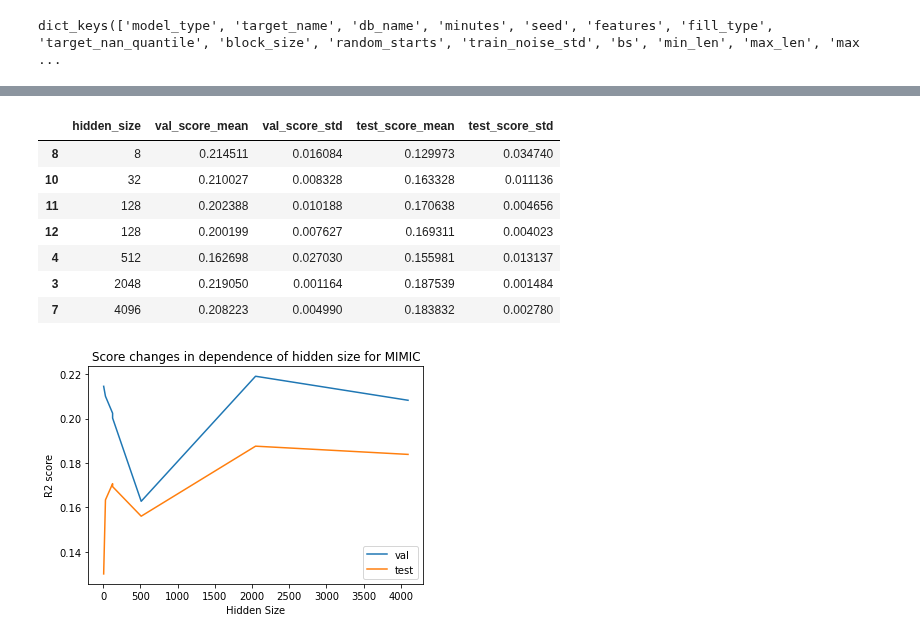
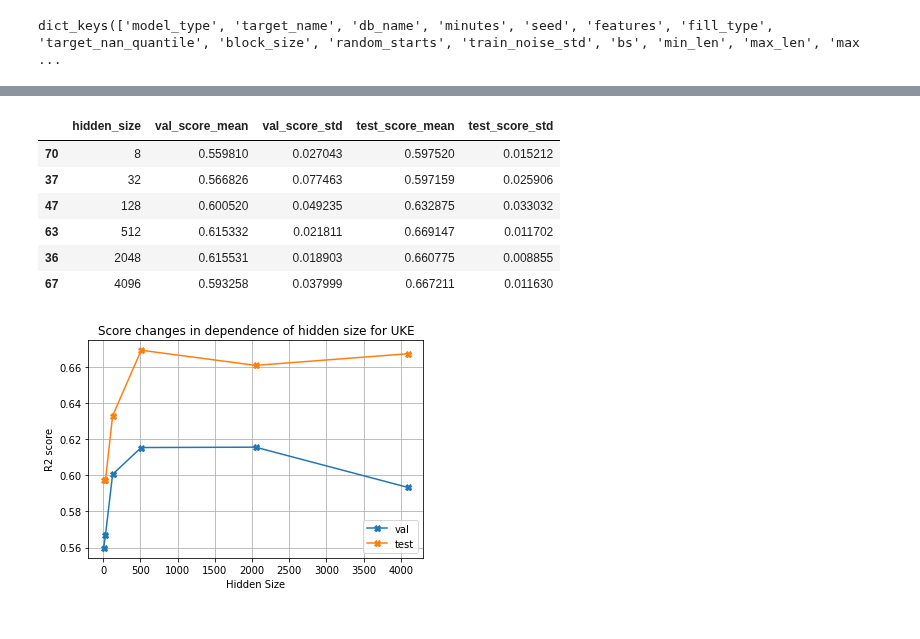
Before and after one commit to NotNANtoN/icp_prediction, a Jupyter notebook: analyze_tunings.ipynb, the cells around one changed output, grey strips where cells are left out. Cells and saved outputs as stored; diff of their text form; code cells hidden in the pictures.

```diff
--- a/analyze_tunings.ipynb
+++ b/analyze_tunings.ipynb
@@ -92,5 +131,6 @@ sns.jointplot(x=x, y=y, data=all_df)
 # %%
 all_df = all_df.drop(columns=["tree_method", "gpu"])
+all_df = all_df[all_df["freeze_nan_embed"] != 1].drop(columns=["freeze_nan_embed"])
 # %%
 final_df = all_df[all_df["max_epochs"] == 30]
 final_df = final_df[final_df["opt_steps"] == 200]
@@ -111,6 +151,7 @@ Index(['model_type', 'db_name', 'fill_type', 'bs', 'max_epochs', 'lr',
       dtype='object')
 # %%
 score_comp = final_df[["model_type", "db_name", "val_score_mean", "test_score_mean", "norm_nan_embed",
+                       "nan_embed_size",
                       "pretrained", "hidden_size", "fill_type", "flat_block_size", "val_score_std",
                       "test_score_std"]]
 # %%
@@ -133,31 +194,34 @@ Index(['model_type', 'db_name', 'fill_type', 'bs', 'max_epochs', 'lr',
 # %%
-db = "MIMIC"
+db = "UKE"
 fill_type = "median"# "none", "median"
 
 plot_df = score_comp[score_comp["db_name"] == db].sort_values("model_type").drop(columns=["db_name"])
 
 first_models = plot_df[plot_df["fill_type"] == fill_type]
 
 import matplotlib.pyplot as plt
 
 # rnn best hidden size
 rnn_df = first_models[first_models["model_type"] == "rnn"].sort_values("hidden_size").copy()
-ax1 = rnn_df.plot(x="hidden_size", y="val_score_mean", kind="line", label="val")
-rnn_df.plot(x="hidden_size", y="test_score_mean", kind="line", ax=ax1, label="test")
+ax1 = rnn_df.plot(x="hidden_size", y="val_score_mean", kind="line", label="val", style="-X")
+ax = rnn_df.plot(x="hidden_size", y="test_score_mean", kind="line", ax=ax1, label="test", style="-X")
+plt.grid(True)
 plt.ylabel("R2 score")
 plt.xlabel("Hidden Size")
 plt.title(f"Score changes in dependence of hidden size for {db}")
+# x-axis in log2 scale
+#plt.xscale('log', base=2)
+
 rnn_df[["hidden_size", "val_score_mean", "val_score_std", "test_score_mean", "test_score_std"]]
 # %% [output]
 |  | hidden_size | val_score_mean | val_score_std | test_score_mean | test_score_std |
-| 8 | 8 | 0.214511 | 0.016084 | 0.129973 | 0.034740 |
-| 10 | 32 | 0.210027 | 0.008328 | 0.163328 | 0.011136 |
-| 11 | 128 | 0.202388 | 0.010188 | 0.170638 | 0.004656 |
-| 12 | 128 | 0.200199 | 0.007627 | 0.169311 | 0.004023 |
-| 4 | 512 | 0.162698 | 0.027030 | 0.155981 | 0.013137 |
-| 3 | 2048 | 0.219050 | 0.001164 | 0.187539 | 0.001484 |
-| 7 | 4096 | 0.208223 | 0.004990 | 0.183832 | 0.002780 |
+| 70 | 8 | 0.559810 | 0.027043 | 0.597520 | 0.015212 |
+| 37 | 32 | 0.566826 | 0.077463 | 0.597159 | 0.025906 |
+| 47 | 128 | 0.600520 | 0.049235 | 0.632875 | 0.033032 |
+| 63 | 512 | 0.615332 | 0.021811 | 0.669147 | 0.011702 |
+| 36 | 2048 | 0.615531 | 0.018903 | 0.660775 | 0.008855 |
+| 67 | 4096 | 0.593258 | 0.037999 | 0.667211 | 0.011630 |
-[figure, old version]
+[figure, new version]
 # %%
 plot_df
 # %% [output]
```
Also changed, not shown: parts of 13 cells of this notebook, 5 other files.
